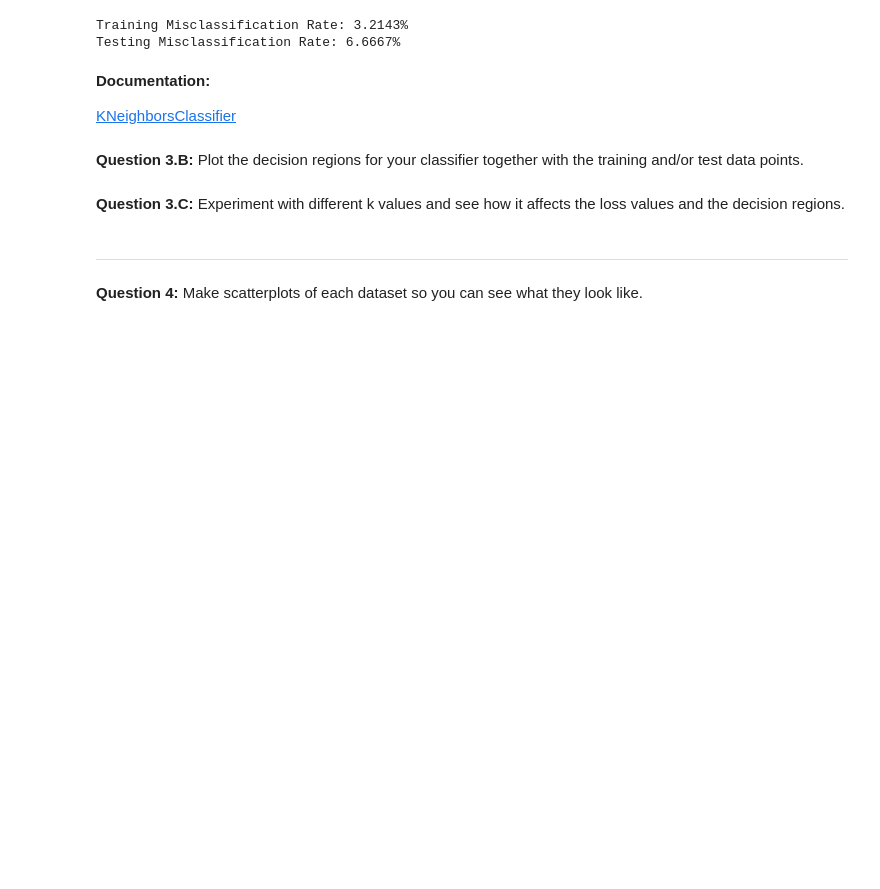
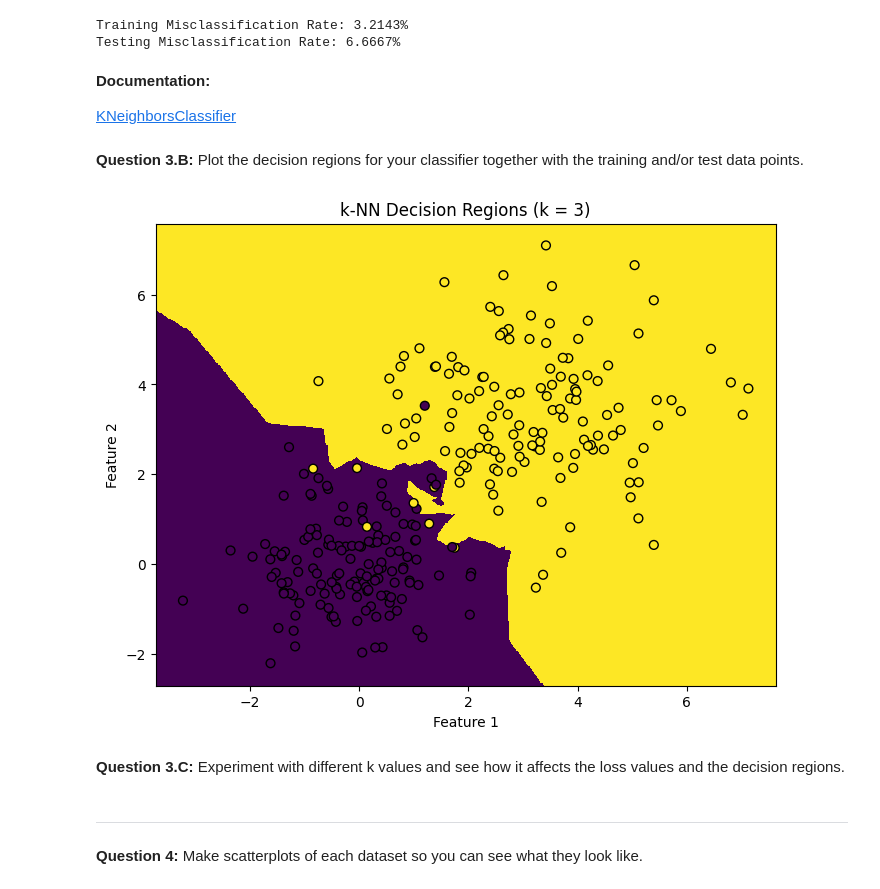
Before and after one commit to EthanGTJones/COMP4702, a Jupyter notebook: Practicals/Week-2-Supervised-Learning.ipynb, the cells around one changed output. Drawn from its saved outputs; the diff is of its cells as text; code cells hidden in the pictures; blank space fills up the shorter version.

```diff
--- a/Practicals/Week-2-Supervised-Learning.ipynb
+++ b/Practicals/Week-2-Supervised-Learning.ipynb
@@ -170,6 +179,42 @@ Testing Misclassification Rate: 6.6667%
 [KNeighborsClassifier](https://scikit-learn.org/stable/modules/generated/sklearn.neighbors.KNeighborsClassifier.html)
 # %% [markdown]
 **Question 3.B:** Plot the decision regions for your classifier together with the training and/or test data points.
+# %%
+from matplotlib.colors import ListedColormap
+
+# Select the first two features for visualization
+X1_train, X2_train = X_train.iloc[:, 0], X_train.iloc[:, 1]
+
+# Generate a meshgrid over the feature space
+h = 0.02  # Step size for meshgrid
+x_min, x_max = X1_train.min() - 0.5, X1_train.max() + 0.5
+y_min, y_max = X2_train.min() - 0.5, X2_train.max() + 0.5
+xx, yy = np.meshgrid(np.arange(x_min, x_max, h), np.arange(y_min, y_max, h))
+
+# Ensure k is defined
+k = 3  # Or set dynamically based on your model
+
+# Predict class labels for the meshgrid points
+Z = knn.predict(np.c_[xx.ravel(), yy.ravel()])
+Z = Z.reshape(xx.shape)
+
+# Plot the decision regions
+plt.figure(figsize=(8, 6))
+plt.pcolormesh(xx, yy, Z, shading='auto')
+
+# Plot training data points
+plt.scatter(X1_train, X2_train, c=y_train, edgecolor='k', s=40)
+
+# Labels and title
+plt.xlim(xx.min(), xx.max())
+plt.ylim(yy.min(), yy.max())
+plt.xlabel('Feature 1')
+plt.ylabel('Feature 2')
+plt.title(f'k-NN Decision Regions (k = {k})')
+
+plt.show()
+# %% [output]
+[figure, added]
 # %% [markdown]
 **Question 3.C:** Experiment with different k values and see how it affects the loss values and the decision regions.
 # %% [markdown]
```
Also changed, not shown: parts of 5 cells of this notebook, 5 other files.
